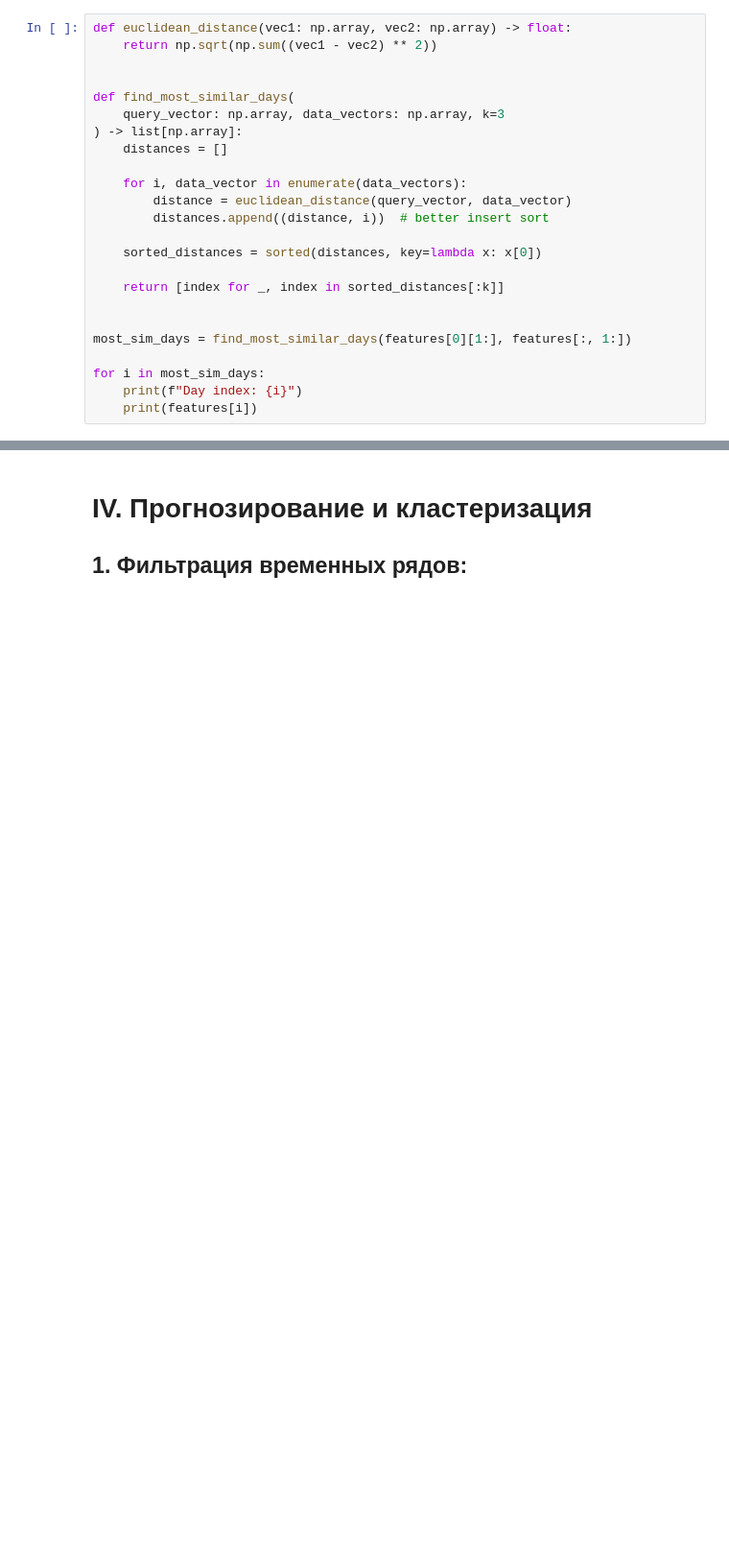
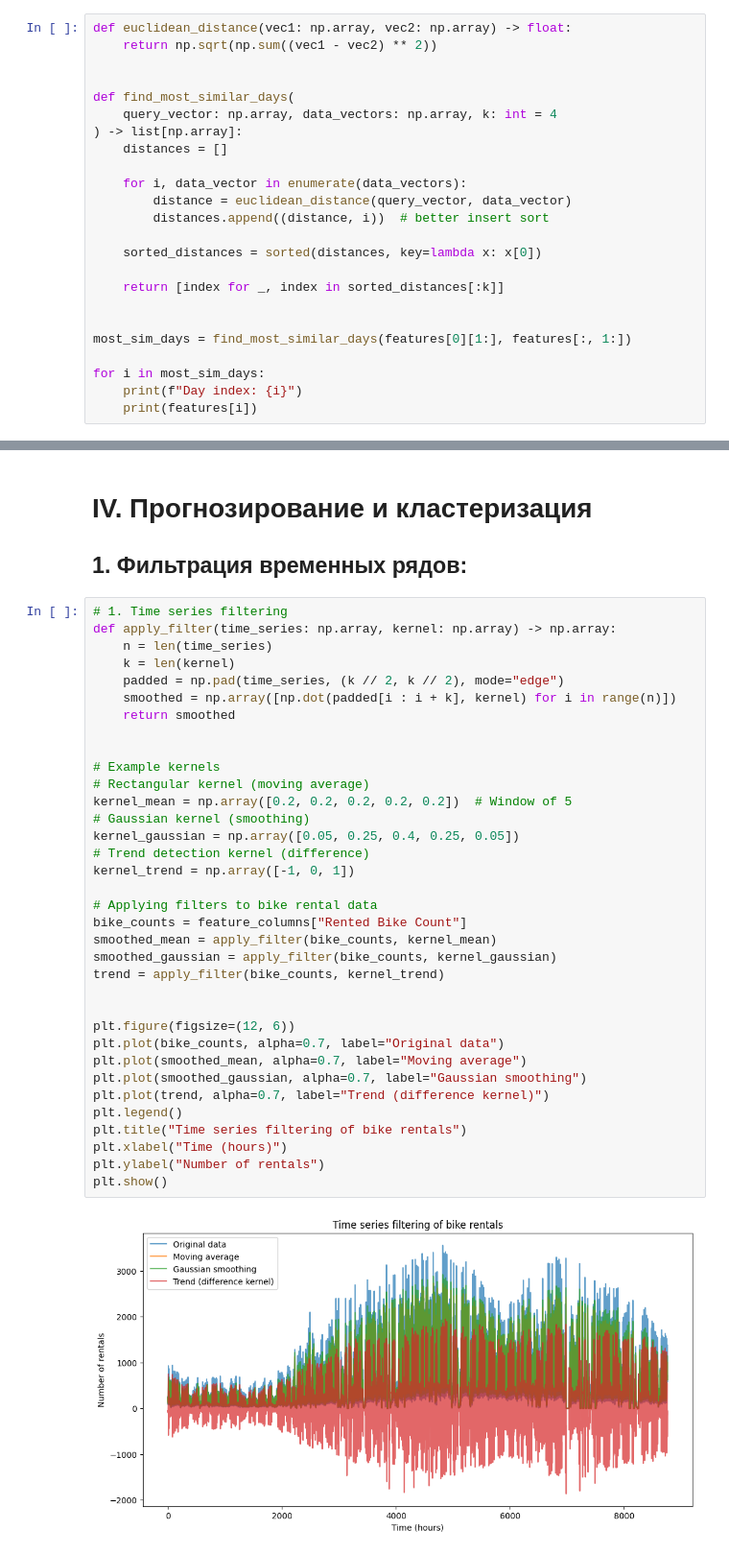
Before and after one commit to EZHOWWW/plab1, a Jupyter notebook: Lab.ipynb, the cells around one changed output, grey strips where cells are left out. Shown at 96% size. Cells and saved outputs as stored; diff of their text form; blank space fills up the shorter version.

```diff
--- a/Lab.ipynb
+++ b/Lab.ipynb
@@ -305,7 +310,7 @@ def euclidean_distance(vec1: np.array, vec2: np.array) -> float:
 
 
 def find_most_similar_days(
-    query_vector: np.array, data_vectors: np.array, k=3
+    query_vector: np.array, data_vectors: np.array, k: int = 4
 ) -> list[np.array]:
     distances = []
 
@@ -335 +343,38 @@ Day index: 631
 ## 1. Фильтрация временных рядов:
+# %%
+# 1. Time series filtering
+def apply_filter(time_series: np.array, kernel: np.array) -> np.array:
+    n = len(time_series)
+    k = len(kernel)
+    padded = np.pad(time_series, (k // 2, k // 2), mode="edge")
+    smoothed = np.array([np.dot(padded[i : i + k], kernel) for i in range(n)])
+    return smoothed
+
+
+# Example kernels
+# Rectangular kernel (moving average)
+kernel_mean = np.array([0.2, 0.2, 0.2, 0.2, 0.2])  # Window of 5
+# Gaussian kernel (smoothing)
+kernel_gaussian = np.array([0.05, 0.25, 0.4, 0.25, 0.05])
+# Trend detection kernel (difference)
+kernel_trend = np.array([-1, 0, 1])
+
+# Applying filters to bike rental data
+bike_counts = feature_columns["Rented Bike Count"]
+smoothed_mean = apply_filter(bike_counts, kernel_mean)
+smoothed_gaussian = apply_filter(bike_counts, kernel_gaussian)
+trend = apply_filter(bike_counts, kernel_trend)
+
+
+plt.figure(figsize=(12, 6))
+plt.plot(bike_counts, alpha=0.7, label="Original data")
+plt.plot(smoothed_mean, alpha=0.7, label="Moving average")
+plt.plot(smoothed_gaussian, alpha=0.7, label="Gaussian smoothing")
+plt.plot(trend, alpha=0.7, label="Trend (difference kernel)")
+plt.legend()
+plt.title("Time series filtering of bike rentals")
+plt.xlabel("Time (hours)")
+plt.ylabel("Number of rentals")
+plt.show()
+# %% [output]
+[figure, added]
```
Also changed, not shown: parts of 11 cells of this notebook.
